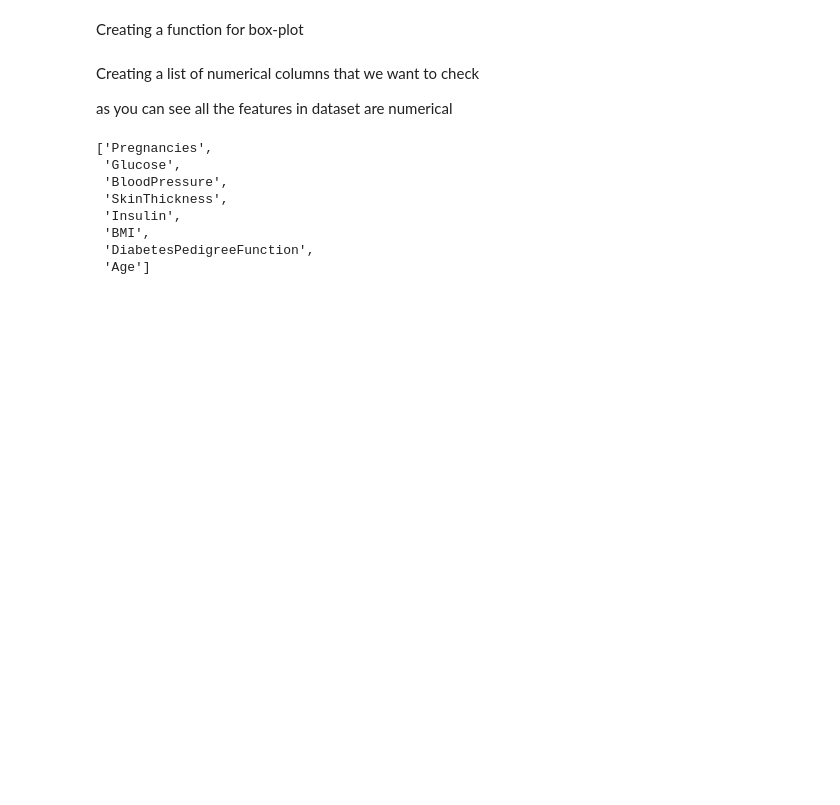
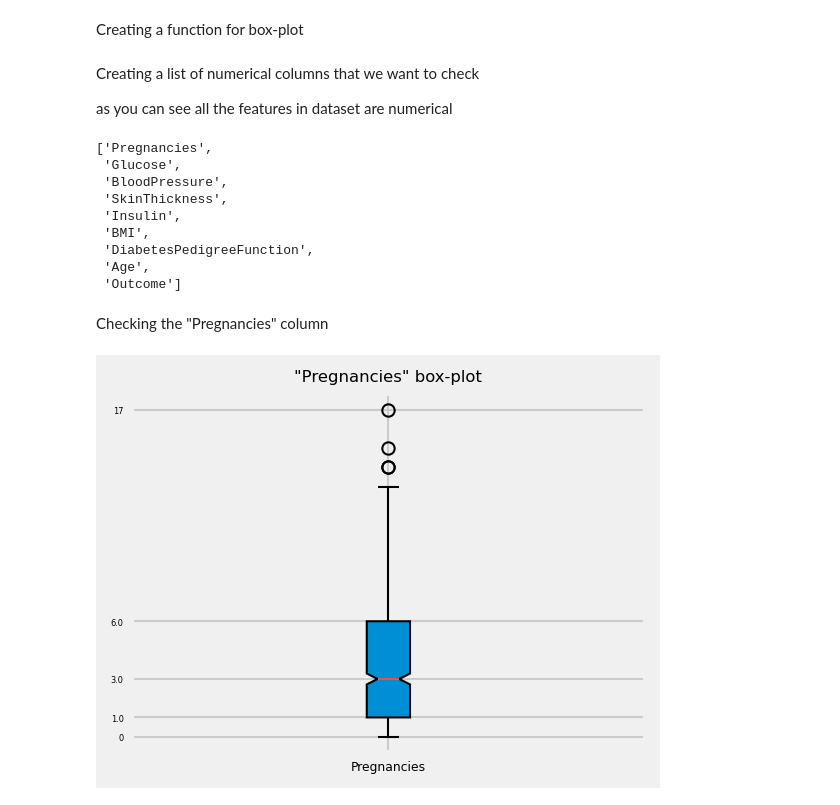
Before and after one commit to ErfaanJoodi/Diabetes-Dataset-Classification, a Jupyter notebook: Diabetes-Dataset-Classification.ipynb, the cells around one changed output. Saved outputs shown, nothing was run; the diff lists cells and outputs as text; code cells hidden in the pictures; blank space fills up the shorter version.

Commit message:
Checking all the features, dataset is ready fo pre-proseccing

```diff
--- a/Diabetes-Dataset-Classification.ipynb
+++ b/Diabetes-Dataset-Classification.ipynb
@@ -10,7 +10,8 @@ import seaborn as sns
 # %% [markdown]
 # Dataset
 # %%
-dataset= pd.read_csv('diabetes.csv')
+original_dataset= pd.read_csv('diabetes.csv')
+dataset= original_dataset.copy()
 dataset
 # %% [output]
 |  | Pregnancies | Glucose | BloodPressure | SkinThickness | Insulin | BMI | DiabetesPedigreeFunction | Age | ... |
@@ -100,4 +118,11 @@ numerical_columns
  'Insulin',
  'BMI',
  'DiabetesPedigreeFunction',
- 'Age']
+ 'Age',
+ 'Outcome']
+# %% [markdown]
+Checking the "Pregnancies" column
+# %%
+box_plot(dataset['Pregnancies'])
+# %% [output]
+[figure, added]
```
Also changed, not shown: parts of 52 cells of this notebook.
